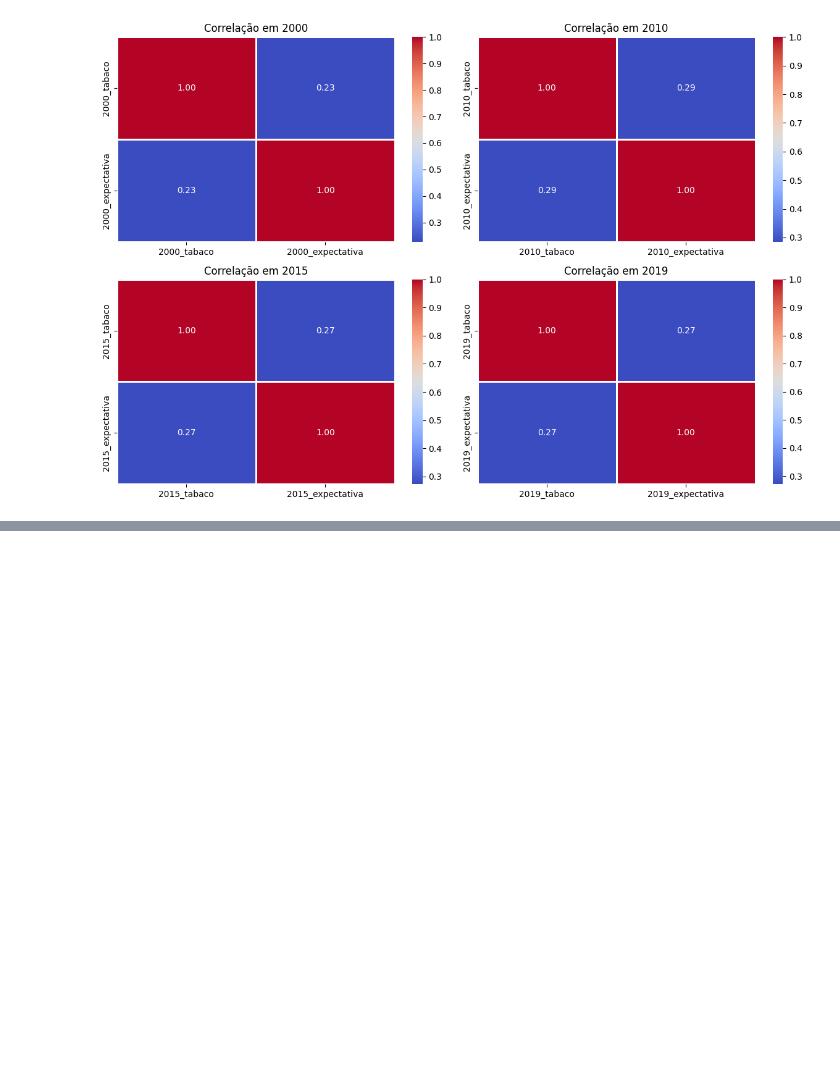
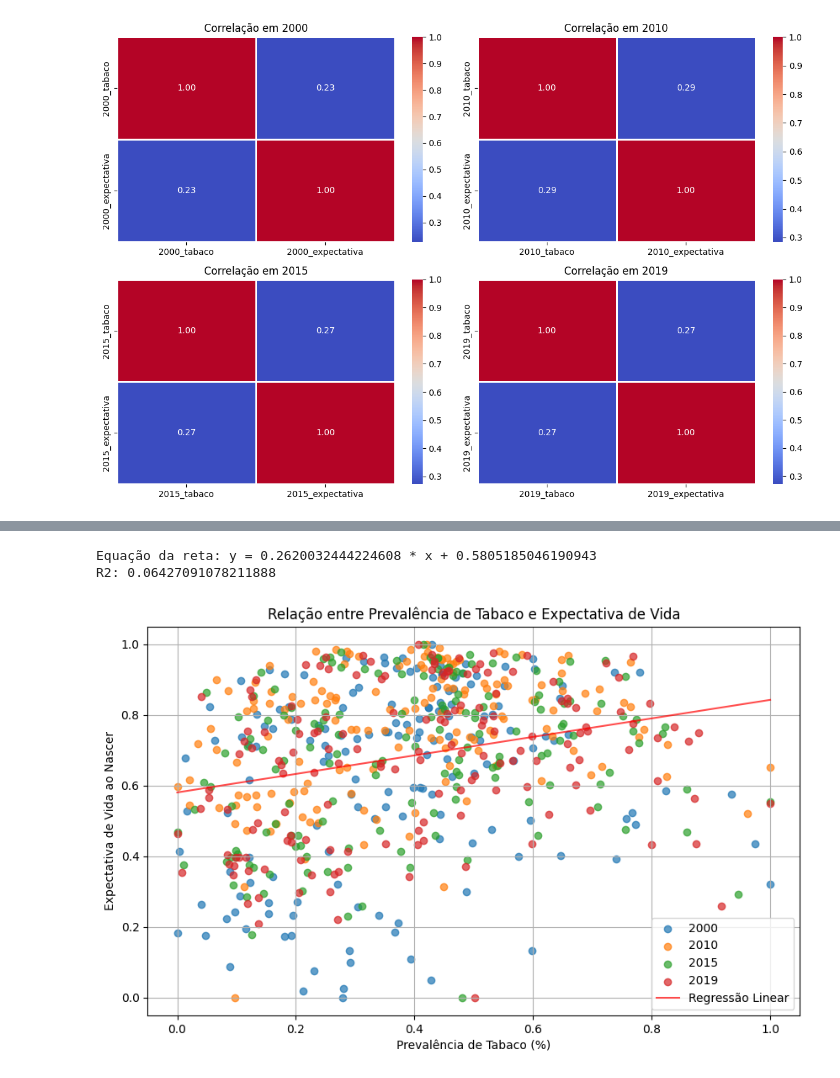
Before and after one commit to marcelomrad/Trabalho_Final_ICD, a Jupyter notebook: analise_saude.ipynb, the cells around one changed output, grey strips where cells are left out. Drawn from its saved outputs; the diff is of its cells as text; code cells hidden in the pictures; blank space fills up the shorter version.

```diff
--- a/analise_saude.ipynb
+++ b/analise_saude.ipynb
@@ -519,0 +544,13 @@ plt.show()
+# %%
+#Normalizando os dados
+from sklearn.preprocessing import MinMaxScaler
+
+# Criar um objeto MinMaxScaler
+scaler = MinMaxScaler()
+
+# Normalizar os dados
+df_exp_nasc_e_tabaco_scaled = scaler.fit_transform(df_exp_nasc_e_tabaco[['2000_tabaco', '2000_expectativa', '2010_tabaco', '2010_expectativa', '2015_tabaco', '2015_expectativa', '2019_tabaco', '2019_expectativa']])
+df_exp_nasc_e_tabaco_scaled = pd.DataFrame(df_exp_nasc_e_tabaco_scaled, columns=['2000_tabaco', '2000_expectativa', '2010_tabaco', '2010_expectativa', '2015_tabaco', '2015_expectativa', '2019_tabaco', '2019_expectativa'])
+
+# Visualizar os dados normalizados
+df_exp_nasc_e_tabaco_scaled.head()
@@ -519,0 +564,57 @@ plt.show()
+# %%
+from sklearn.linear_model import LinearRegression
+import matplotlib.pyplot as plt
+
+# Anos
+years = [2000, 2010, 2015, 2019]
+
+# Dados de treino
+X_train = []
+y_train = []
+
+for year in years:
+    X_train.append(df_exp_nasc_e_tabaco_scaled[f'{year}_tabaco'].values.reshape(-1, 1))
+    y_train.append(df_exp_nasc_e_tabaco_scaled[f'{year}_expectativa'].values.reshape(-1, 1))
+
+# Concatenar os dados
+X_train = np.concatenate(X_train)
+y_train = np.concatenate(y_train)
+
+# Treinar o modelo de regressão linear
+regression_model = LinearRegression()
+regression_model.fit(X_train, y_train)
+
+#imprimir a equação da reta
+print(f'Equação da reta: y = {regression_model.coef_[0][0]} * x + {regression_model.intercept_[0]}')
+
+# Calcular o coeficiente de determinação (R2)
+r2 = regression_model.score(X_train, y_train)
+print(f'R2: {r2}')
+
+# Calcular o erro padrão residual
+y_predicted = regression_model.predict(X_train)
+residuals = y_train - y_predicted
+
+
+
+# Plotar os dados
+plt.figure(figsize=(10, 6))
+for year in years:
+    plt.scatter(df_exp_nasc_e_tabaco_scaled[f'{year}_tabaco'], df_exp_nasc_e_tabaco_scaled[f'{year}_expectativa'], alpha=0.7, label=str(year))
+
+# Plotar a linha de regressão linear
+x_range = np.linspace(min(X_train), max(X_train), 100).reshape(-1, 1)
+plt.plot(x_range, regression_model.predict(x_range), color='r', alpha=0.7, label='Regressão Linear')
+
+# Configurações adicionais
+plt.xlabel('Prevalência de Tabaco (%)')
+plt.ylabel('Expectativa de Vida ao Nascer')
+plt.title('Relação entre Prevalência de Tabaco e Expectativa de Vida')
+plt.legend()
+plt.grid(True)
+
+plt.show()
+# %% [output]
+Equação da reta: y = 0.2620032444224608 * x + 0.5805185046190943
+R2: 0.06427091078211888
+[figure, added]
```
Also changed, not shown: parts of 9 cells of this notebook, 1 other file.
